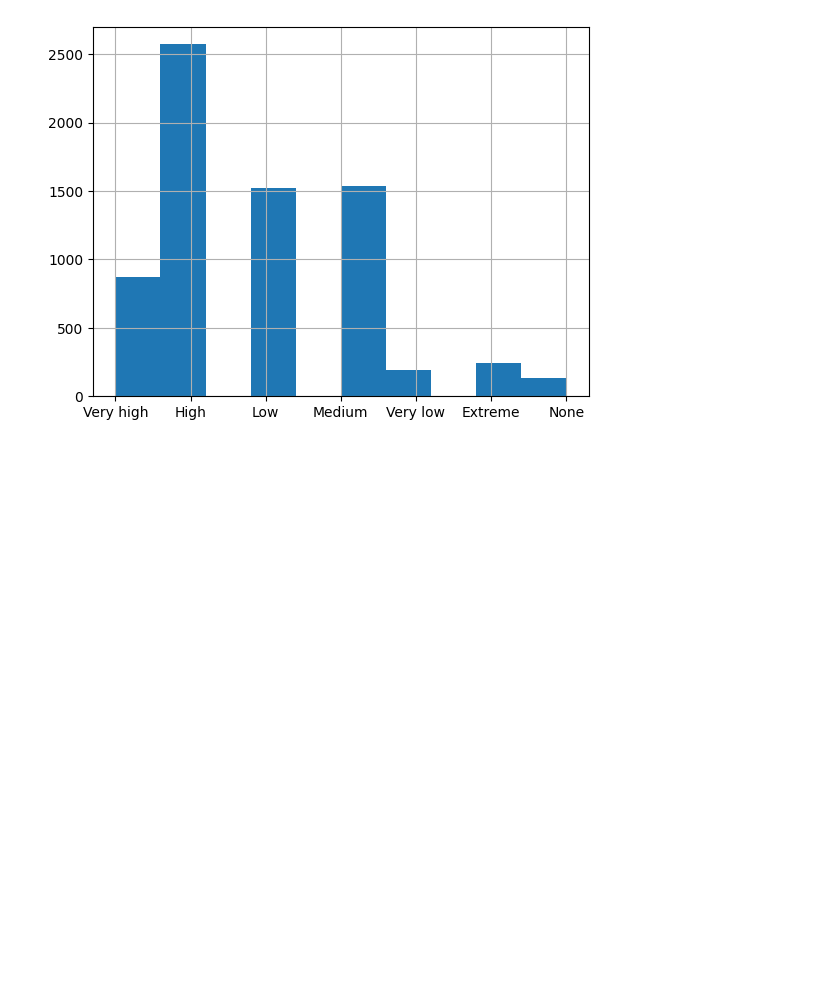
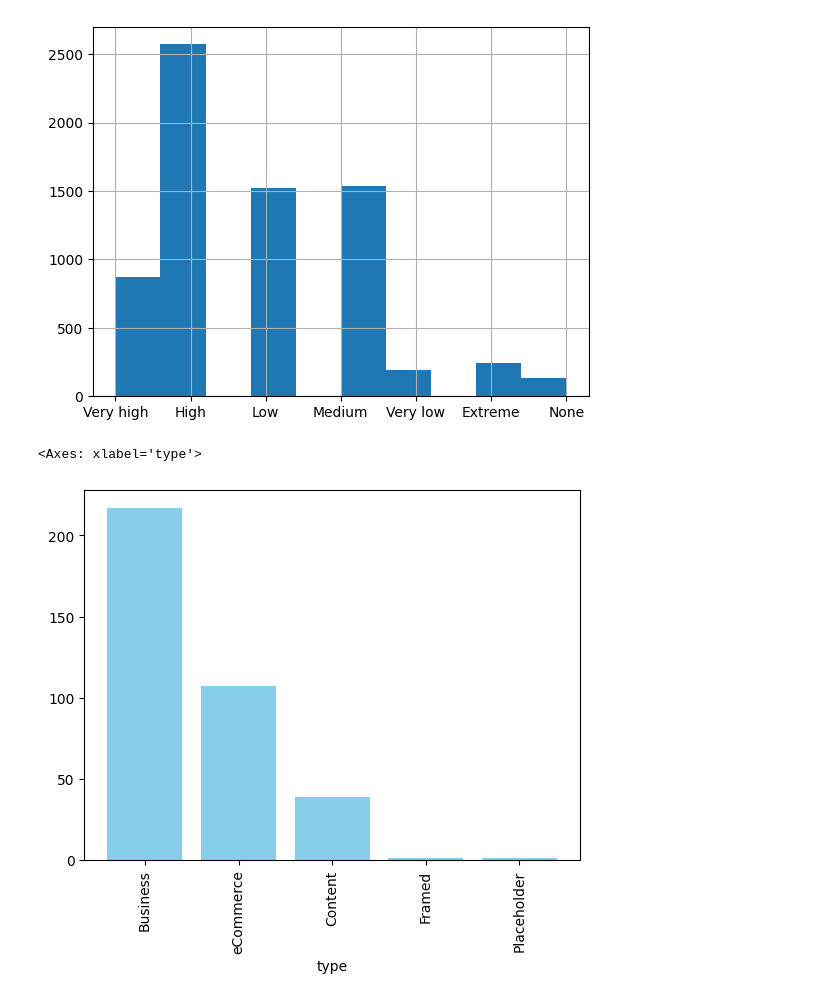
Before and after one commit to josuejaramillo/Try-Except_Datathon, a Jupyter notebook: dataProvider/exploreDataProvider.ipynb, the cells around one changed output. Saved outputs shown, nothing was run; the diff lists cells and outputs as text; code cells hidden in the pictures; blank space fills up the shorter version.

```diff
--- a/dataProvider/exploreDataProvider.ipynb
+++ b/dataProvider/exploreDataProvider.ipynb
@@ -104,0 +126,5 @@ np.savetxt('coordenadas_comercios.txt', gps_coordinates)
+# %%
+data_medellin[gps_info != None]["type"].value_counts().plot(kind='bar', width=0.8, color='skyblue')
+# %% [output]
+<Axes: xlabel='type'>
+[figure, added]
```
Also changed, not shown: parts of 4 cells of this notebook.
